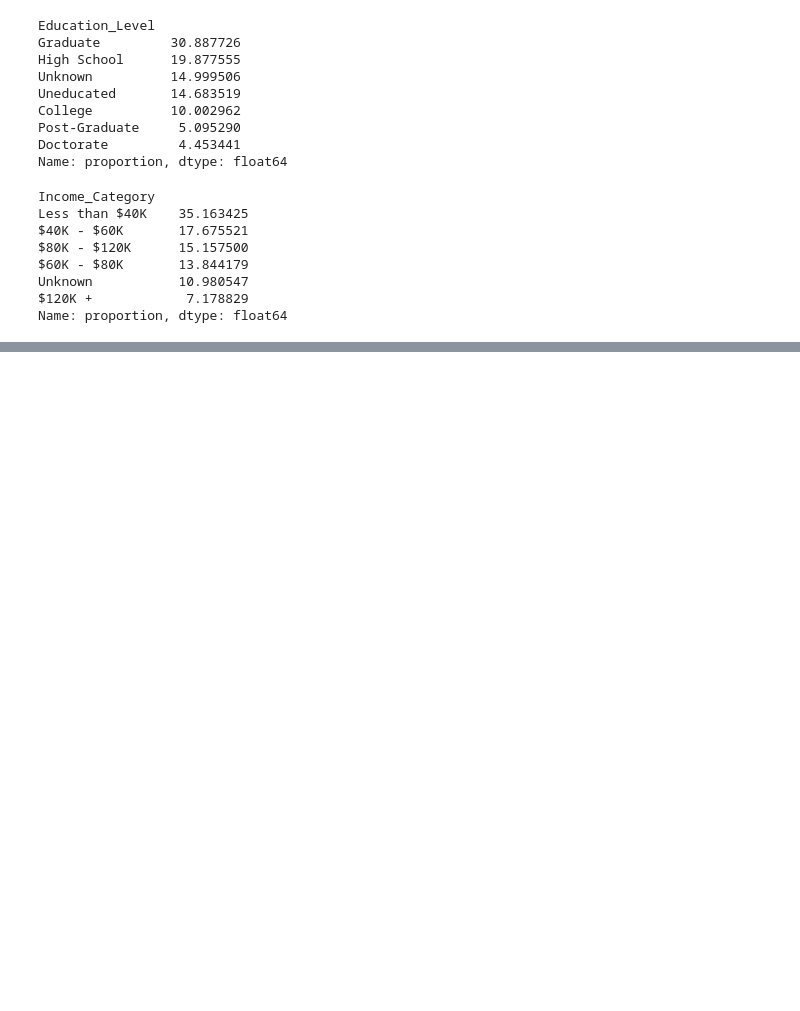
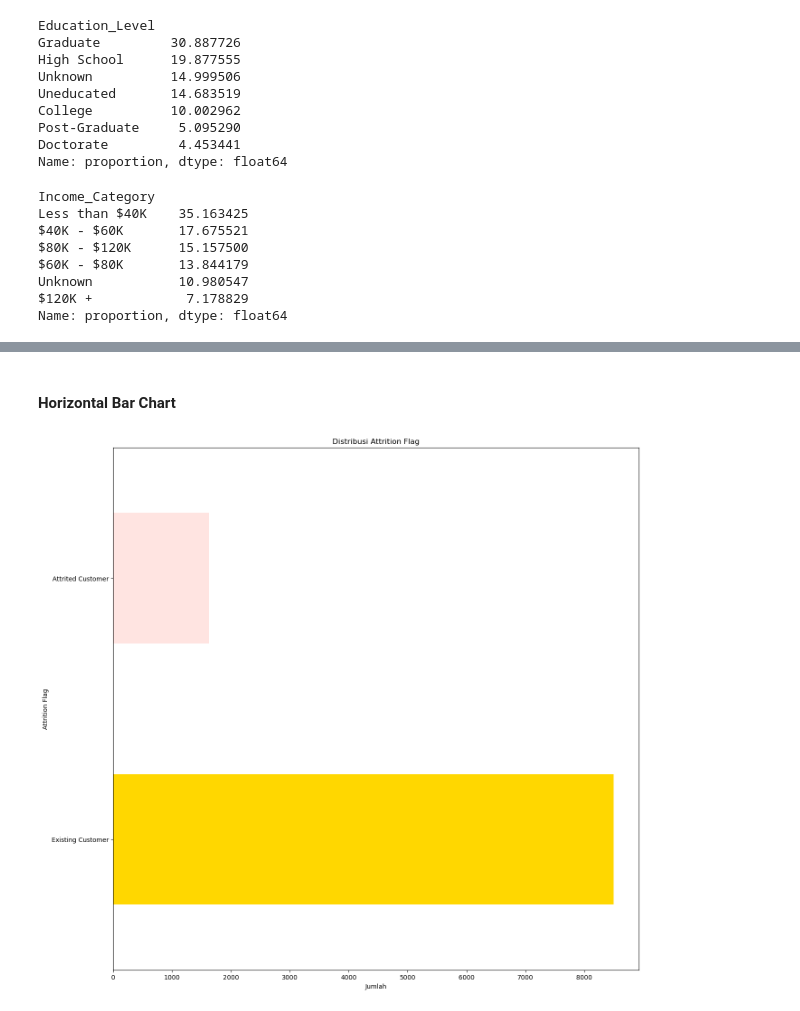
Before and after one commit to KhadafiZubaidiDev/my-projects, a Jupyter notebook: data-visualization-project/main.ipynb, the cells around one changed output, grey strips where cells are left out. Cells and saved outputs as stored; diff of their text form; code cells hidden in the pictures; blank space fills up the shorter version.

```diff
--- a/data-visualization-project/main.ipynb
+++ b/data-visualization-project/main.ipynb
@@ -152,0 +203,10 @@ Name: proportion, dtype: float64
+# %% [markdown]
+#### Horizontal Bar Chart
+# %%
+ax = df['Attrition_Flag'].value_counts().plot(kind='barh',color=['gold','mistyrose'], figsize=(15,15))
+ax.set_title('Distribusi Attrition Flag')
+ax.set_xlabel('Jumlah')
+ax.set_ylabel('Attrition Flag')
+plt.show()
+# %% [output]
+[figure, added]
```
Also changed, not shown: parts of 20 cells of this notebook.
